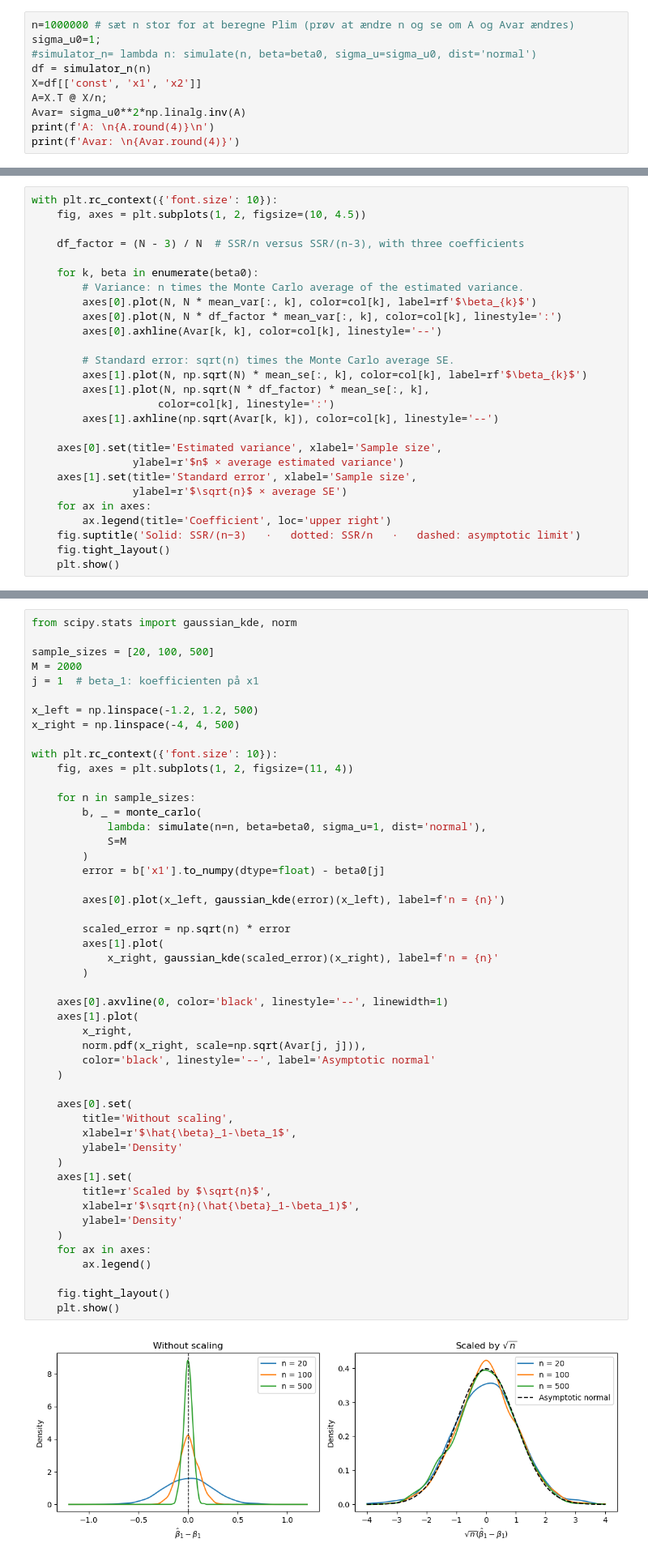
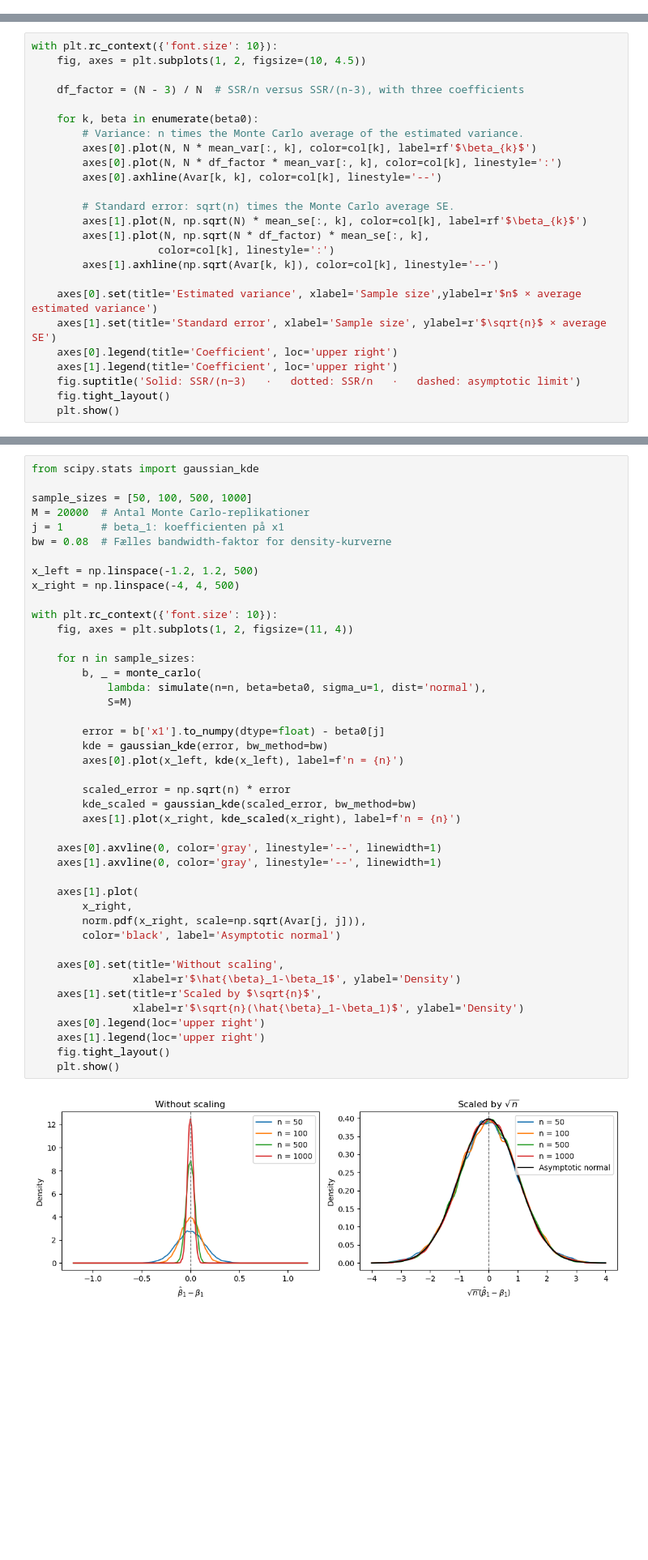
Before and after one commit to bschjerning/EconometricsA, a Jupyter notebook: 1_lectures/06_simulation/06_simulation_examples.ipynb, the cells around one changed output, grey strips where cells are left out. Shown at 81% size. Saved outputs shown, nothing was run; the diff lists cells and outputs as text; blank space fills up the shorter version.

```diff
--- a/1_lectures/06_simulation/06_simulation_examples.ipynb
+++ b/1_lectures/06_simulation/06_simulation_examples.ipynb
@@ -415,10 +555,0 @@ Afhænger $A=\operatorname{plim}(X'X/n)$ og $\sigma^2 A^{-1}$ af $n$?
-# %%
-n=1000000 # sæt n stor for at beregne Plim (prøv at ændre n og se om A og Avar ændres)
-sigma_u0=1;
-#simulator_n= lambda n: simulate(n, beta=beta0, sigma_u=sigma_u0, dist='normal')
-df = simulator_n(n)
-X=df[['const', 'x1', 'x2']]
-A=X.T @ X/n;
-Avar= sigma_u0**2*np.linalg.inv(A)
-print(f'A: \n{A.round(4)}\n')
-print(f'Avar: \n{Avar.round(4)}')
@@ -489,12 +598,10 @@ with plt.rc_context({'font.size': 10}):
                     color=col[k], linestyle=':')
         axes[1].axhline(np.sqrt(Avar[k, k]), color=col[k], linestyle='--')
 
-    axes[0].set(title='Estimated variance', xlabel='Sample size',
-                ylabel=r'$n$ × average estimated variance')
-    axes[1].set(title='Standard error', xlabel='Sample size',
-                ylabel=r'$\sqrt{n}$ × average SE')
-    for ax in axes:
-        ax.legend(title='Coefficient', loc='upper right')
+    axes[0].set(title='Estimated variance', xlabel='Sample size',ylabel=r'$n$ × average estimated variance')
+    axes[1].set(title='Standard error', xlabel='Sample size', ylabel=r'$\sqrt{n}$ × average SE')
+    axes[0].legend(title='Coefficient', loc='upper right')
+    axes[1].legend(title='Coefficient', loc='upper right')
     fig.suptitle('Solid: SSR/(n−3)   ·   dotted: SSR/n   ·   dashed: asymptotic limit')
     fig.tight_layout()
     plt.show()
@@ -512,51 +627,45 @@ with plt.rc_context({'font.size': 10}):
 # %%
-from scipy.stats import gaussian_kde, norm
+from scipy.stats import gaussian_kde
 
-sample_sizes = [20, 100, 500]
-M = 2000
-j = 1  # beta_1: koefficienten på x1
+sample_sizes = [50, 100, 500, 1000]
+M = 20000  # Antal Monte Carlo-replikationer
+j = 1      # beta_1: koefficienten på x1
+bw = 0.08  # Fælles bandwidth-faktor for density-kurverne
 
 x_left = np.linspace(-1.2, 1.2, 500)
 x_right = np.linspace(-4, 4, 500)
 
 with plt.rc_context({'font.size': 10}):
     fig, axes = plt.subplots(1, 2, figsize=(11, 4))
 
     for n in sample_sizes:
         b, _ = monte_carlo(
             lambda: simulate(n=n, beta=beta0, sigma_u=1, dist='normal'),
-            S=M
-        )
+            S=M)
+
         error = b['x1'].to_numpy(dtype=float) - beta0[j]
-
-        axes[0].plot(x_left, gaussian_kde(error)(x_left), label=f'n = {n}')
+        kde = gaussian_kde(error, bw_method=bw)
+        axes[0].plot(x_left, kde(x_left), label=f'n = {n}')
 
         scaled_error = np.sqrt(n) * error
-        axes[1].plot(
-            x_right, gaussian_kde(scaled_error)(x_right), label=f'n = {n}'
-        )
+        kde_scaled = gaussian_kde(scaled_error, bw_method=bw)
+        axes[1].plot(x_right, kde_scaled(x_right), label=f'n = {n}')
 
-    axes[0].axvline(0, color='black', linestyle='--', linewidth=1)
+    axes[0].axvline(0, color='gray', linestyle='--', linewidth=1)
+    axes[1].axvline(0, color='gray', linestyle='--', linewidth=1)
+
     axes[1].plot(
         x_right,
         norm.pdf(x_right, scale=np.sqrt(Avar[j, j])),
-        color='black', linestyle='--', label='Asymptotic normal'
-    )
+        color='black', label='Asymptotic normal')
 
-    axes[0].set(
-        title='Without scaling',
-        xlabel=r'$\hat{\beta}_1-\beta_1$',
-        ylabel='Density'
-    )
-    axes[1].set(
-        title=r'Scaled by $\sqrt{n}$',
-        xlabel=r'$\sqrt{n}(\hat{\beta}_1-\beta_1)$',
-        ylabel='Density'
-    )
-    for ax in axes:
-        ax.legend()
-
+    axes[0].set(title='Without scaling',
+                xlabel=r'$\hat{\beta}_1-\beta_1$', ylabel='Density')
+    axes[1].set(title=r'Scaled by $\sqrt{n}$',
+                xlabel=r'$\sqrt{n}(\hat{\beta}_1-\beta_1)$', ylabel='Density')
+    axes[0].legend(loc='upper right')
+    axes[1].legend(loc='upper right')
     fig.tight_layout()
     plt.show()
 # %% [output]
-[figure, old version]
+[figure, new version]
```
Also changed, not shown: parts of 65 cells of this notebook.
